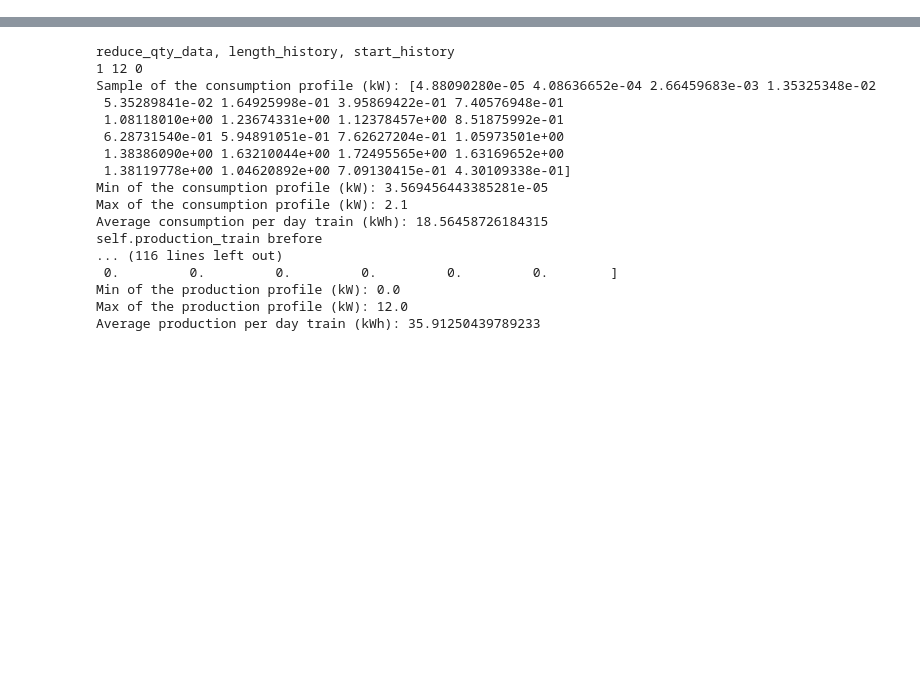
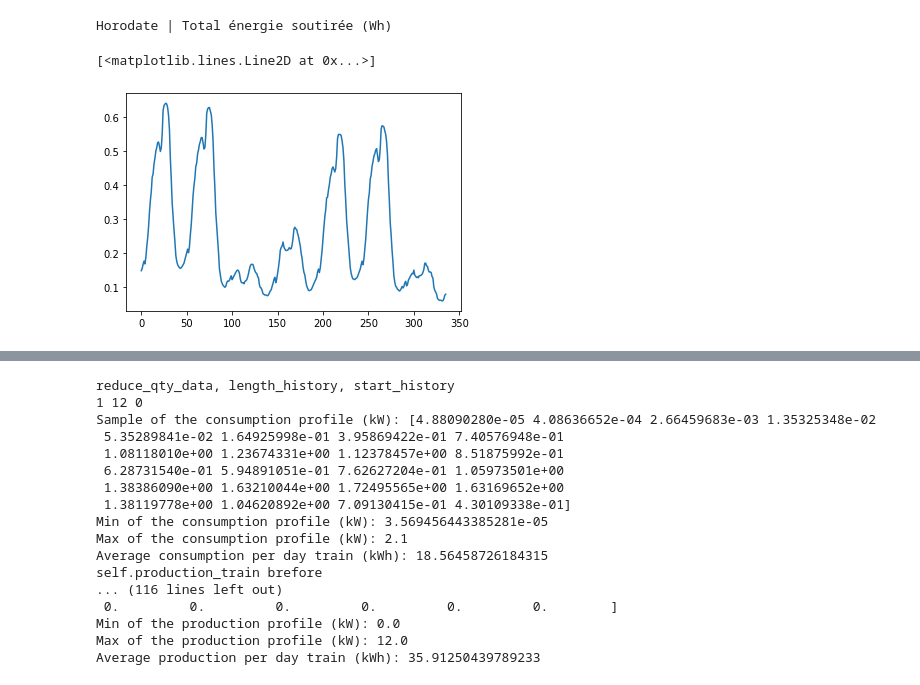
Before and after one commit to axelfoltyn/microGrid, a Jupyter notebook: test_dqn_callback.ipynb, the cells around one changed output, grey strips where cells are left out. Cells and saved outputs as stored; diff of their text form; code cells hidden in the pictures; blank space fills up the shorter version.

```diff
--- a/test_dqn_callback.ipynb
+++ b/test_dqn_callback.ipynb
@@ -27,0 +29,15 @@ C:\WorkSpace\code
+# %%
+import csv
+
+def read_csv(f, sep=";"):
+    f = open(f)
+    res = None
+    csv_file = csv.reader(f, delimiter=sep)
+    for l in csv_file:
+        if res is None:
+            res= [[] for _ in l]
+        for i in range(len(l)):
+            res[i].append(l[i])
+    return res
+# %%
+file_parse = read_csv('data/conso-region-occitanie-2019-demi-hv0.csv')
@@ -28,3 +58,30 @@ C:\WorkSpace\code
+# %%
+print(file_parse[0][0],"|",file_parse[7][0])
+def cumul_data(mat_csv, column_need, column_uniqu=None, head=False):
+    res = []
+    uniqu = dict()
+    for i, val in enumerate(mat_csv[column_need]):
+        if not bool(val.strip()):
+            continue
+        if head:
+            head = False
+            continue
+        if column_uniqu is None:
+            res.append(float(val))
+        elif mat_csv[column_uniqu][i] in uniqu:
+            res[uniqu[mat_csv[column_uniqu][i]]] += float(val)
+        else:
+            uniqu[mat_csv[column_uniqu][i]] = len(res)
+            res.append(float(val))
+    return res
+from sklearn import preprocessing
+scaler = preprocessing.MinMaxScaler()
+res = cumul_data(file_parse, 7, 0, head=True)
+plt.plot(scaler.fit_transform(np.array(res).reshape(-1,1))[0:7*24*2])
+# %% [output]
+Horodate | Total énergie soutirée (Wh)
+[<matplotlib.lines.Line2D at 0x...>]
+[figure, added]
 # %%
 print("tensorflow work with:", tf.test.gpu_device_name())
 logging.basicConfig(level=logging.INFO)
```
Also changed, not shown: parts of 3 cells of this notebook, 1 other file.
